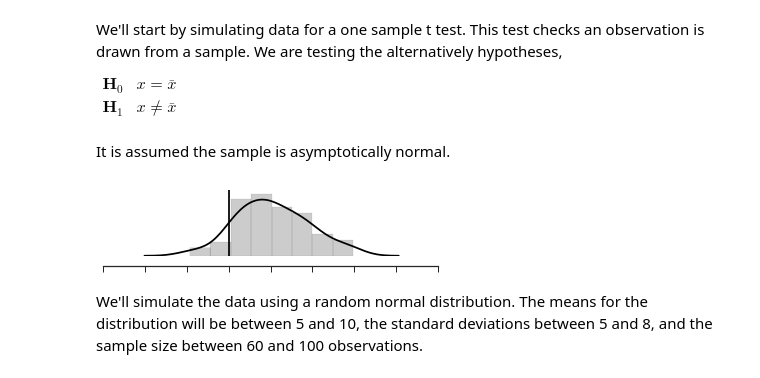
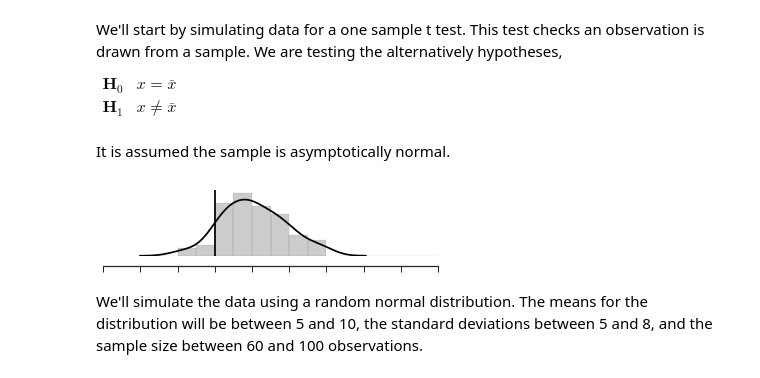
Before and after one commit to JWDebelius/monte_carlo_power, a Jupyter notebook: ipynb/1-Build Simulations.ipynb, the cells around one changed output. Drawn from its saved outputs; the diff is of its cells as text; code cells hidden in the pictures.

```diff
--- a/ipynb/1-Build Simulations.ipynb
+++ b/ipynb/1-Build Simulations.ipynb
@@ -75,17 +72,18 @@ $\begin{matrix}
 
 It is assumed the sample is asymptotically normal.
 # %%
-data = sim.simulate_ttest_1(mu_lim=[5, 6],
+_, data = sim.simulate_ttest_1(mu_lim=[5, 6],
                             sigma_lim=[4, 6],
                             count_lim=[100, 101])
+
 ax = plt.subplot(3, 1, 1)
-sn.distplot(data[1], ax=ax, color='k', hist_kws={'alpha': 0.2})
+sn.distplot(data, ax=ax, bins=np.arange(-10, 31, 2.5), hist_kws={'alpha': 0.2}, color='k')
 ylim = ax.get_ylim()
 ax.plot([0, 0], [0, 0.125], 'k-')
 ax.set_ylim(ylim)
 clean_up_axis(ax)
 # %% [output]
-[figure, old version]
+[figure, new version]
 # %% [markdown]
 We'll simulate the data using a random normal distribution. The means for the distribution will be between 5 and 10, the standard deviations between 5 and 8, and the sample size between 60 and 100 observations.
 # %%
```
Also changed, not shown: parts of 29 cells of this notebook.
